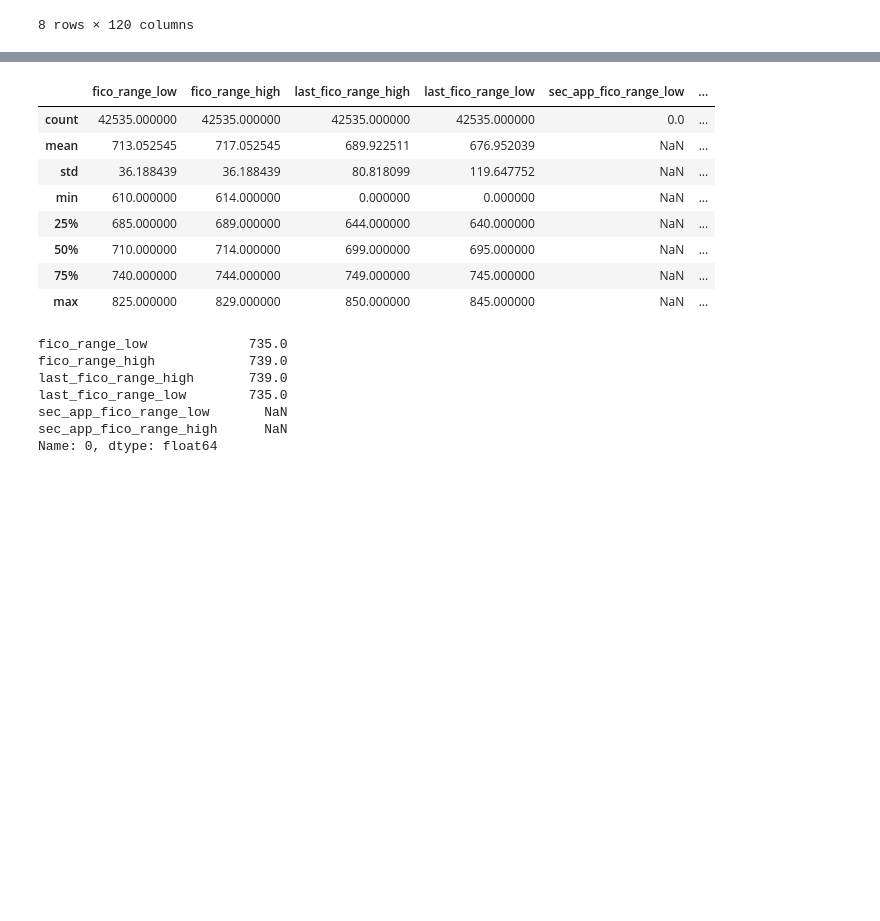
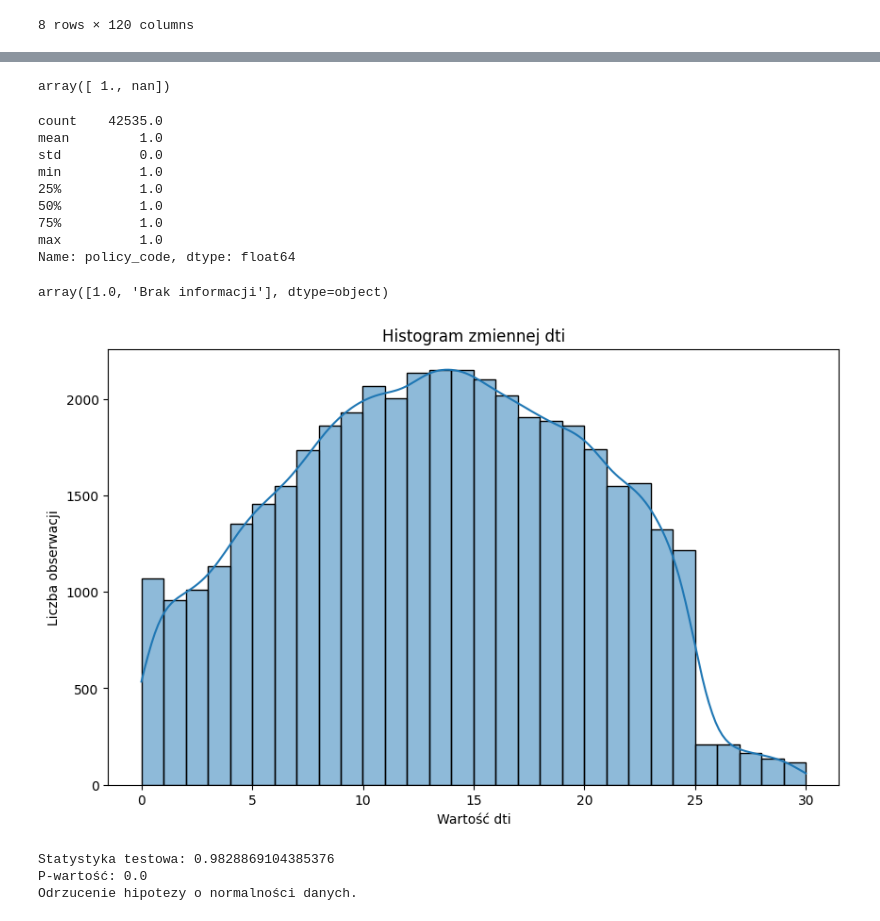
Before and after one commit to Hubert26/machine-learning, a Jupyter notebook: project_Hubert_Szewczyk.ipynb, the cells around one changed output, grey strips where cells are left out. Cells and saved outputs as stored; diff of their text form; code cells hidden in the pictures; blank space fills up the shorter version.

```diff
--- a/project_Hubert_Szewczyk.ipynb
+++ b/project_Hubert_Szewczyk.ipynb
@@ -47,2 +42,2 @@ df = df_raw.copy()
 # %%
-df_info_raw = pd.read_csv('https://raw.githubusercontent.com/Hubert26/machine-learning/main/LCDataDictionary.csv')
+df_raw = pd.read_csv('https://raw.githubusercontent.com/Hubert26/machine-learning/main/Loan_data.csv')
@@ -184,0 +148,12 @@ settlement_term
+# %%
+#inq_last_6mths, delinq_2yrs, pub_rec :
+#Brakujące dane zastępuje 0, zakładam że brak informacji o
+#zapytaniach oznacza ich brak.
+df['inq_last_6mths'].fillna(0, inplace=True)
+df['delinq_2yrs'].fillna(0, inplace=True)
+df['pub_rec'].fillna(0, inplace=True)
+# %%
+#mths_since_last_delinq :
+##Brakujące dane zastępuje 999, zakładam że brak informacji o
+#zapytaniach oznacza, że okres ten jest bardzo długi.
+df['mths_since_last_delinq'].fillna(999, inplace=True)
@@ -185,22 +173,46 @@ settlement_term
+# %%
+df['policy_code'].unique()
+# %% [output]
+array([ 1., nan])
 # %%
-df[znalezione_wyrazy].describe()
+df['policy_code'].describe()
 # %% [output]
-|  | fico_range_low | fico_range_high | last_fico_range_high | last_fico_range_low | sec_app_fico_range_low | ... |
-| count | 42535.000000 | 42535.000000 | 42535.000000 | 42535.000000 | 0.0 | ... |
-| mean | 713.052545 | 717.052545 | 689.922511 | 676.952039 | NaN | ... |
-| std | 36.188439 | 36.188439 | 80.818099 | 119.647752 | NaN | ... |
-| min | 610.000000 | 614.000000 | 0.000000 | 0.000000 | NaN | ... |
-| 25% | 685.000000 | 689.000000 | 644.000000 | 640.000000 | NaN | ... |
-| 50% | 710.000000 | 714.000000 | 699.000000 | 695.000000 | NaN | ... |
-| 75% | 740.000000 | 744.000000 | 749.000000 | 745.000000 | NaN | ... |
-| max | 825.000000 | 829.000000 | 850.000000 | 845.000000 | NaN | ... |
+count    42535.0
+mean         1.0
+std          0.0
+min          1.0
+25%          1.0
+50%          1.0
+75%          1.0
+max          1.0
+Name: policy_code, dtype: float64
-# %%
-df[znalezione_wyrazy].iloc[0]
-# %% [output]
-fico_range_low             735.0
-fico_range_high            739.0
-last_fico_range_high       739.0
-last_fico_range_low        735.0
-sec_app_fico_range_low       NaN
-sec_app_fico_range_high      NaN
-Name: 0, dtype: float64
+# %%
+df['policy_code'].fillna("Brak informacji", inplace=True)
+# %% [output]
+array([1.0, 'Brak informacji'], dtype=object)
+# %%
+# Wykres histogramu zmiennej 'dti'
+plt.figure(figsize=(10, 6))
+sns.histplot(df['dti'].dropna(), bins=30, kde=True)
+plt.xlabel('Wartość dti')
+plt.ylabel('Liczba obserwacji')
+plt.title('Histogram zmiennej dti')
+plt.show()
+# %% [output]
+[figure, added]
+# %%
+from scipy.stats import shapiro
+
+stat, p = shapiro(df['dti'].dropna())
+
+print(f'Statystyka testowa: {stat}')
+print(f'P-wartość: {p}')
+
+if p > 0.05:
+    print('Brak dowodów na odrzucenie hipotezy o normalności danych.')
+else:
+    print('Odrzucenie hipotezy o normalności danych.')
+# %% [output]
+Statystyka testowa: 0.9828869104385376
+P-wartość: 0.0
+Odrzucenie hipotezy o normalności danych.
```
Also changed, not shown: parts of 25 cells of this notebook.
